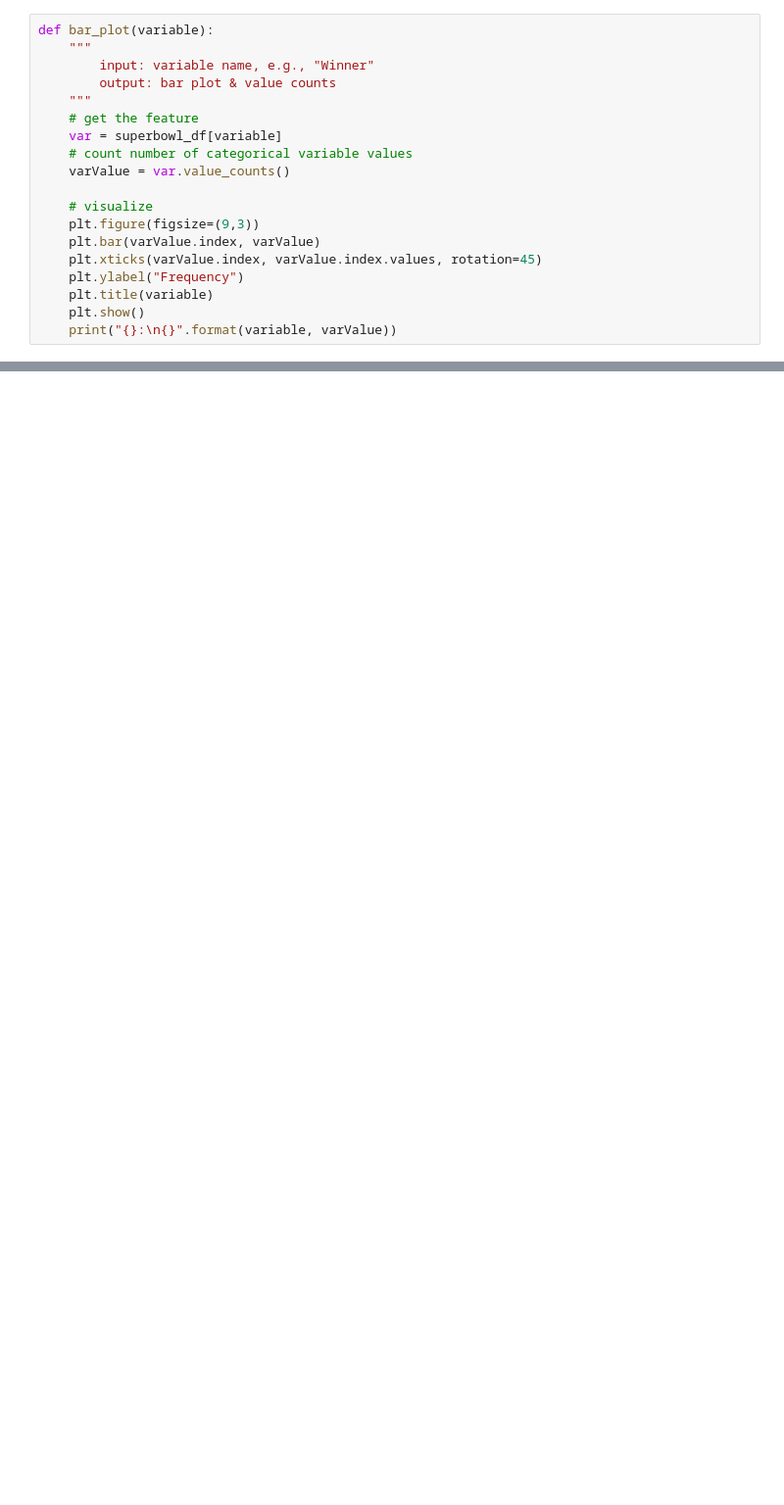
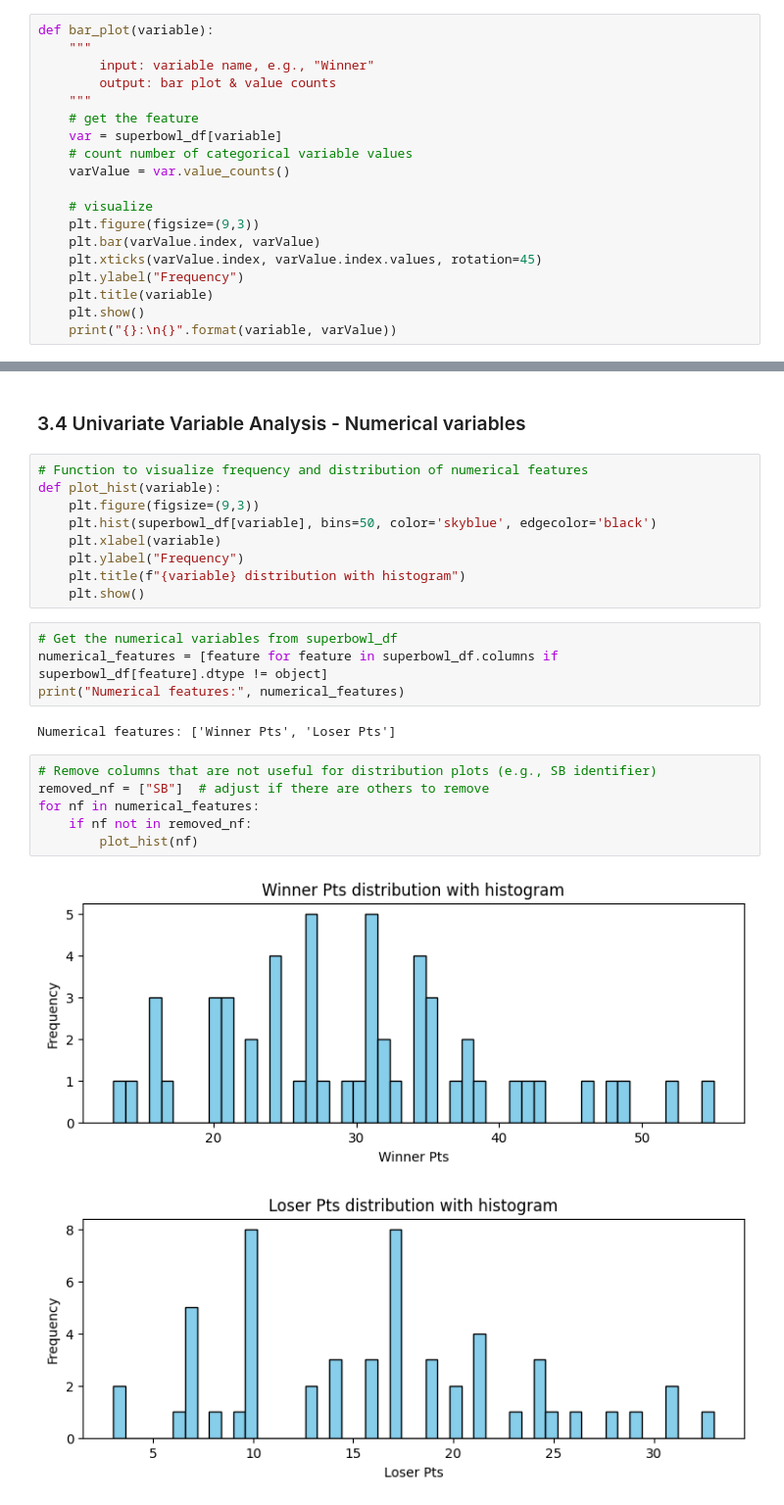
Before and after one commit to diogooaabreu/IA25_P02_G4, a Jupyter notebook: AutomaticClassification.ipynb, the cells around one changed output, grey strips where cells are left out. Shown at 98% size. Drawn from its saved outputs; the diff is of its cells as text; blank space fills up the shorter version.

```diff
--- a/AutomaticClassification.ipynb
+++ b/AutomaticClassification.ipynb
@@ -164,0 +232,26 @@ for cf in categorical_features:
+# %% [markdown]
+### 3.4 Univariate Variable Analysis - Numerical variables
+# %%
+# Function to visualize frequency and distribution of numerical features
+def plot_hist(variable):
+    plt.figure(figsize=(9,3))
+    plt.hist(superbowl_df[variable], bins=50, color='skyblue', edgecolor='black')
+    plt.xlabel(variable)
+    plt.ylabel("Frequency")
+    plt.title(f"{variable} distribution with histogram")
+    plt.show()
+# %%
+# Get the numerical variables from superbowl_df
+numerical_features = [feature for feature in superbowl_df.columns if superbowl_df[feature].dtype != object]
+print("Numerical features:", numerical_features)
+# %% [output]
+Numerical features: ['Winner Pts', 'Loser Pts']
+# %%
+# Remove columns that are not useful for distribution plots (e.g., SB identifier)
+removed_nf = ["SB"]  # adjust if there are others to remove
+for nf in numerical_features:
+    if nf not in removed_nf:
+        plot_hist(nf)
+# %% [output]
+[figure, added]
+[figure, added]
```
Also changed, not shown: parts of 21 cells of this notebook.
